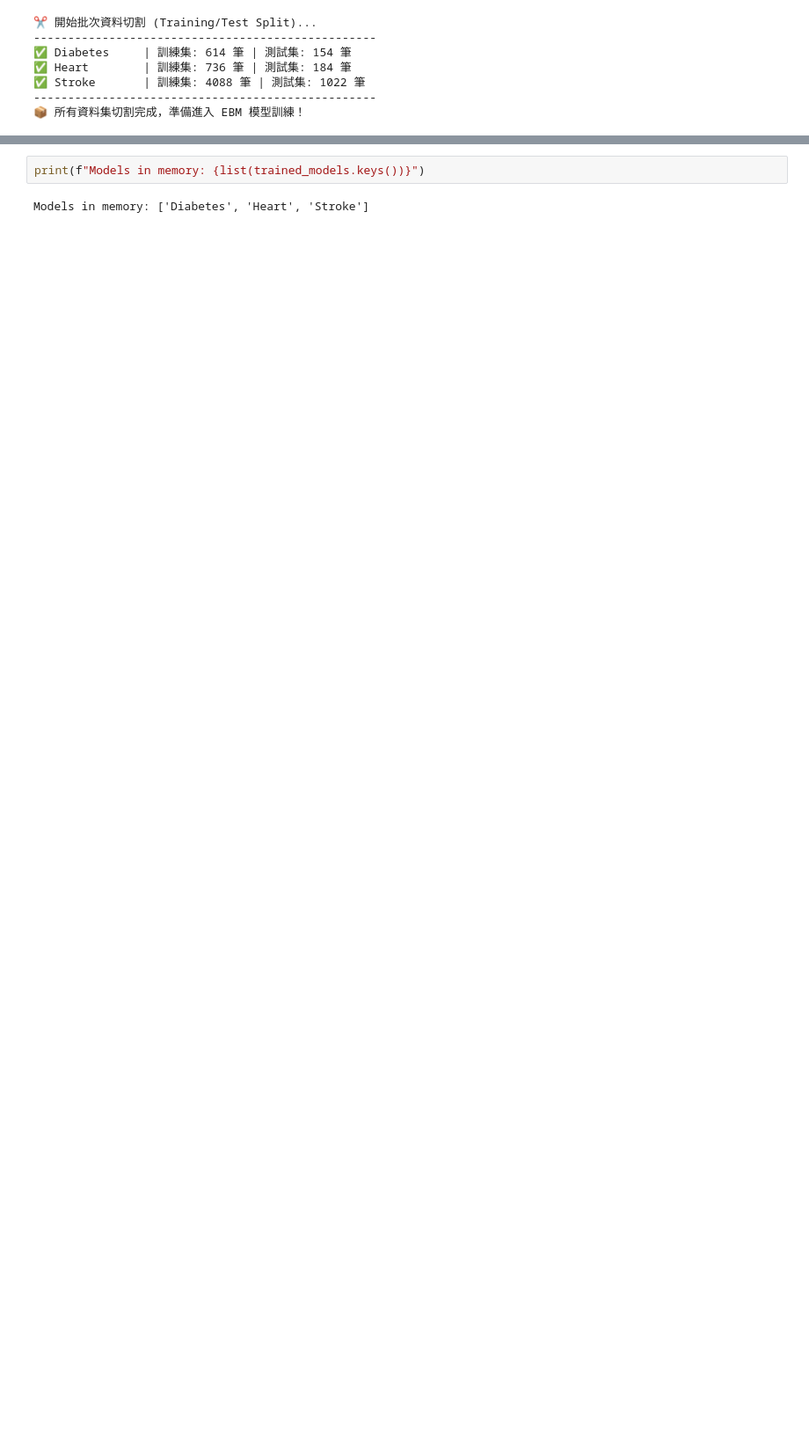
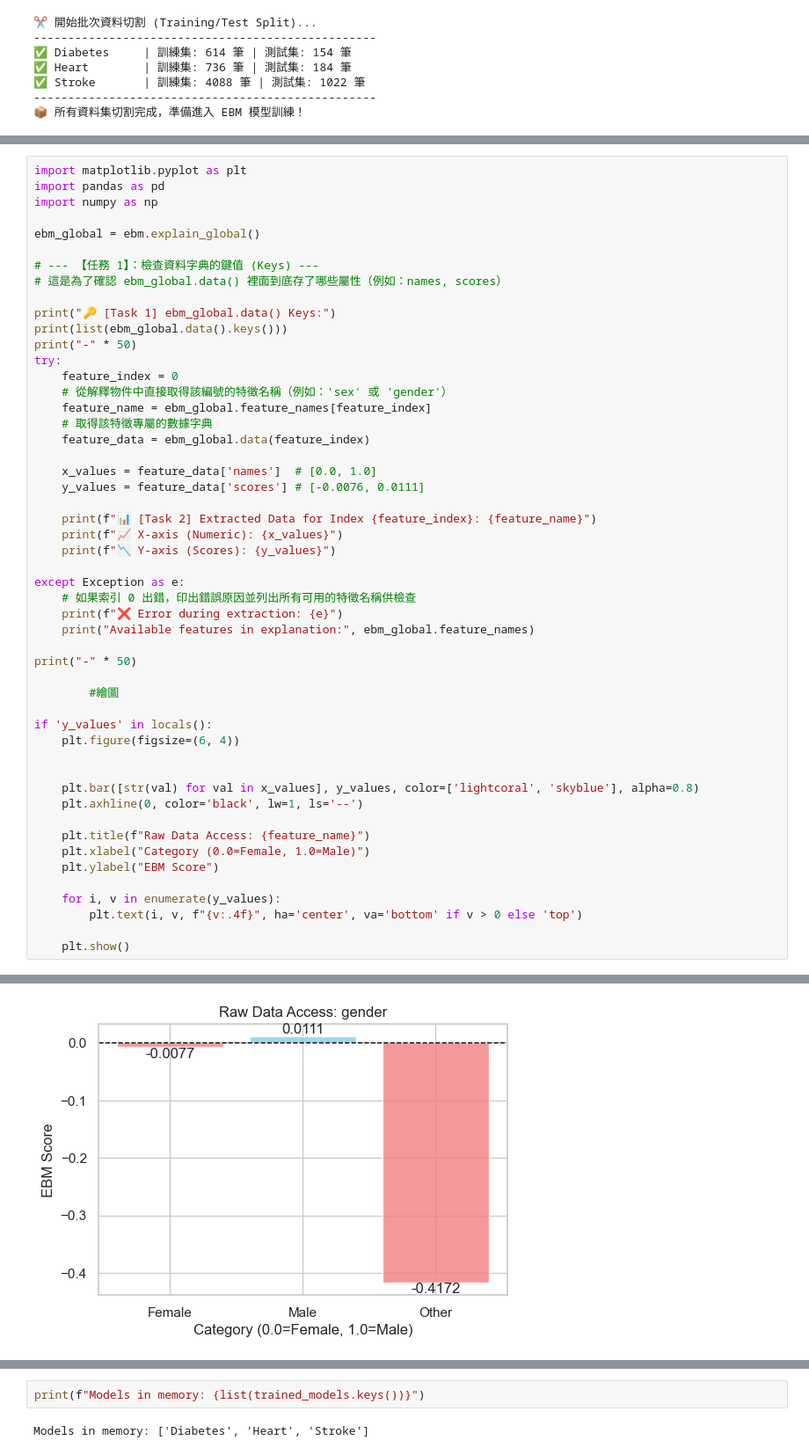
Before and after one commit to naomiyu1124-afk/InterpretDash_1358071_naomi, a Jupyter notebook: notebooks/w04_explore.ipynb, the cells around one changed output, grey strips where cells are left out. Shown at 88% size. Saved outputs shown, nothing was run; the diff lists cells and outputs as text; blank space fills up the shorter version.

```diff
--- a/notebooks/w04_explore.ipynb
+++ b/notebooks/w04_explore.ipynb
@@ -432,0 +531,52 @@ ValueError: x and y must have same first dimension, but have shapes (17,) and (1
+# %%
+import matplotlib.pyplot as plt
+import pandas as pd
+import numpy as np
+
+ebm_global = ebm.explain_global()
+
+# --- 【任務 1】：檢查資料字典的鍵值 (Keys) ---
+# 這是為了確認 ebm_global.data() 裡面到底存了哪些屬性（例如：names, scores）
+
+print("🔑 [Task 1] ebm_global.data() Keys:")
+print(list(ebm_global.data().keys()))
+print("-" * 50)
+try:
+    feature_index = 0
+    # 從解釋物件中直接取得該編號的特徵名稱（例如：'sex' 或 'gender'）
+    feature_name = ebm_global.feature_names[feature_index]
+    # 取得該特徵專屬的數據字典
+    feature_data = ebm_global.data(feature_index)
+
+    x_values = feature_data['names']  # [0.0, 1.0]
+    y_values = feature_data['scores'] # [-0.0076, 0.0111]
+
+    print(f"📊 [Task 2] Extracted Data for Index {feature_index}: {feature_name}")
+    print(f"📈 X-axis (Numeric): {x_values}")
+    print(f"📉 Y-axis (Scores): {y_values}")
+
+except Exception as e:
+    # 如果索引 0 出錯，印出錯誤原因並列出所有可用的特徵名稱供檢查
+    print(f"❌ Error during extraction: {e}")
+    print("Available features in explanation:", ebm_global.feature_names)
+
+print("-" * 50)
+
+        #繪圖
+
+if 'y_values' in locals():
+    plt.figure(figsize=(6, 4))
+
+
+    plt.bar([str(val) for val in x_values], y_values, color=['lightcoral', 'skyblue'], alpha=0.8)
+    plt.axhline(0, color='black', lw=1, ls='--')
+
+    plt.title(f"Raw Data Access: {feature_name}")
+    plt.xlabel("Category (0.0=Female, 1.0=Male)")
+    plt.ylabel("EBM Score")
+
+    for i, v in enumerate(y_values):
+        plt.text(i, v, f"{v:.4f}", ha='center', va='bottom' if v > 0 else 'top')
+
+    plt.show()
+# %% [output]
@@ -432,0 +590 @@ ValueError: x and y must have same first dimension, but have shapes (17,) and (1
+[figure, added]
```
Also changed, not shown: parts of 32 cells of this notebook, 2 other files.
